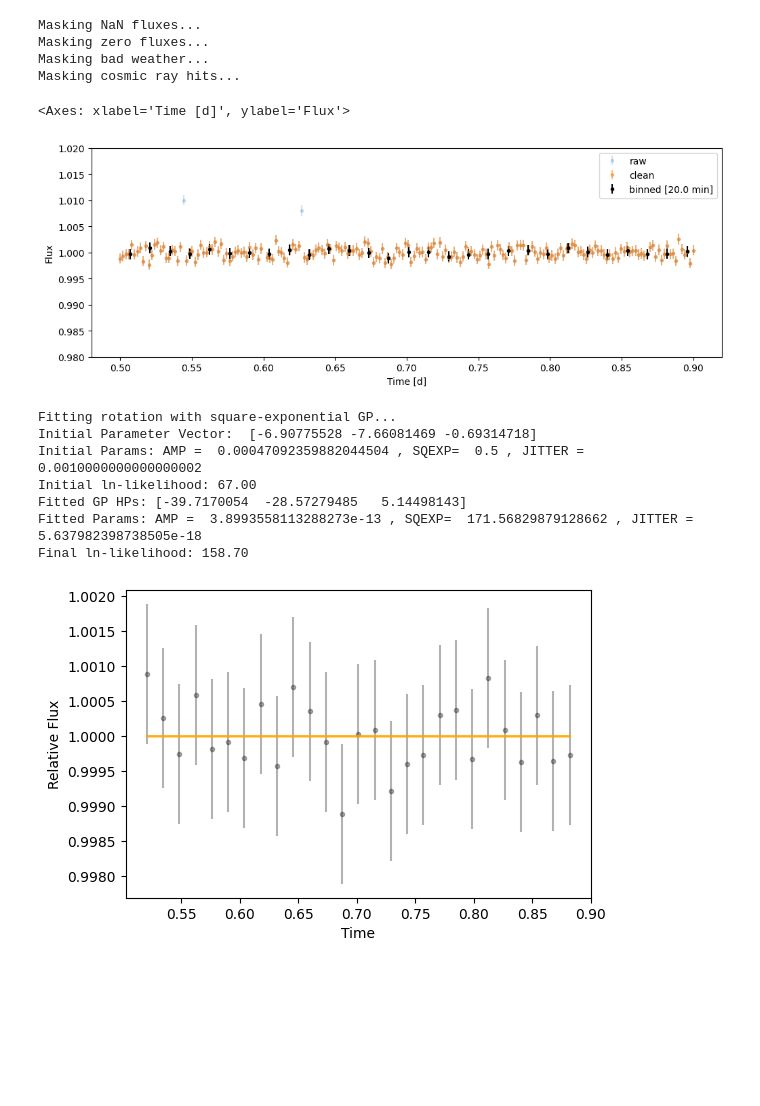
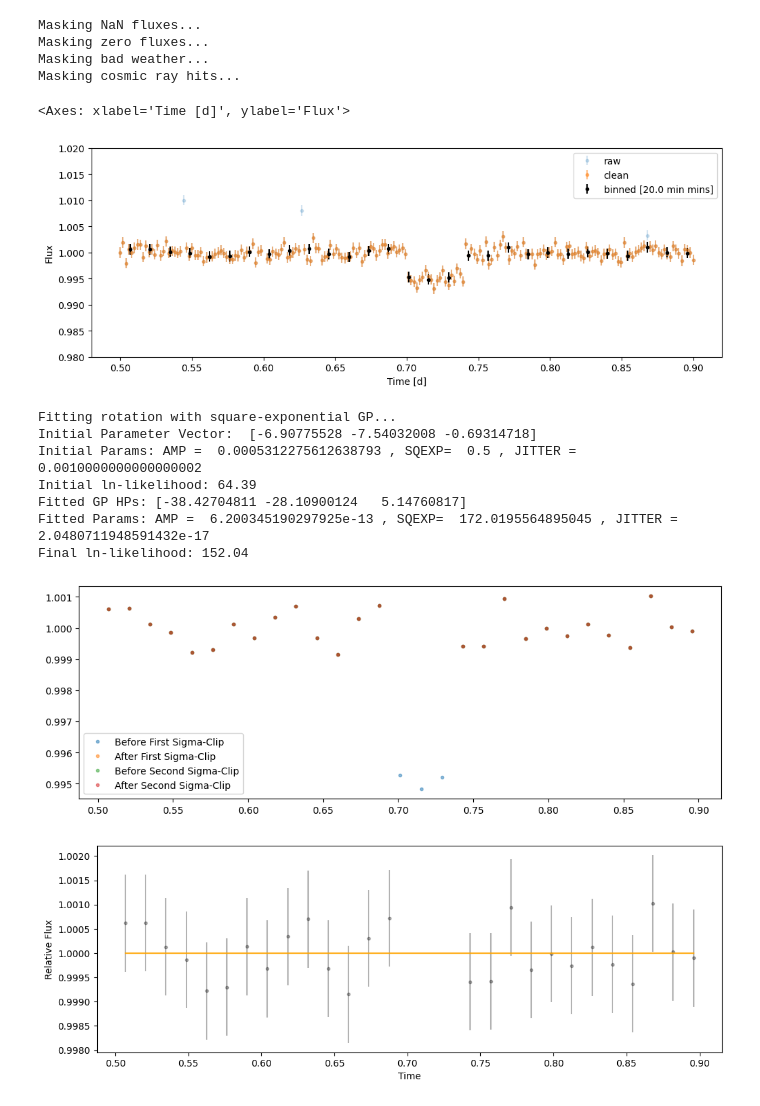
Before and after one commit to catrionamurray/occultence, a Jupyter notebook: test.ipynb, the cells around one changed output. Cells and saved outputs as stored; diff of their text form; code cells hidden in the pictures; blank space fills up the shorter version.

Commit message:
add plotting to sclip

```diff
--- a/test.ipynb
+++ b/test.ipynb
@@ -11,3 +11,6 @@ f = 1 + (ferr * (np.random.randn(len(t))))
 f[22] = 1.01 # add a cosmic
 f[63] = 1.008 # add a cosmic
 f[50] = 0.0 # add a zero flux point
+f[100:120] *= 0.995 # add a transit
+plt.plot(t,f,'k.')
+plt.ylim(0.99,1.015)
@@ -52,18 +58,19 @@ bin_targ = clean_targ.bin(dt= 20 * u.minute)
 ax = targ.plot(alpha=0.2
                , label='raw')
 ax = clean_targ.plot(ax=ax, alpha=0.5, label="clean")
-bin_targ.plot(ax=ax, label=f"binned [{bin_targ.time_bin_size[0]}]", c='k')
+bin_targ.plot(ax=ax, label=f"binned [{bin_targ.time_bin_size[0]} mins]", c='k')
 # %% [output]
 <Axes: xlabel='Time [d]', ylabel='Flux'>
-[figure, old version]
+[figure, new version]
 # %%
-gp_targ = bin_targ.gp_detrend(do_first_sigma_clip=True, do_second_sigma_clip=True, nsigma=3)
+gp_targ = bin_targ.gp_detrend(do_first_sigma_clip=True, do_second_sigma_clip=True, running_mean_boxsize=0.08, nsigma=3)
 # %% [output]
 Fitting rotation with square-exponential GP...
-Initial Parameter Vector:  [-6.90775528 -7.66081469 -0.69314718]
-Initial Params: AMP =  0.00047092359882044504 , SQEXP=  0.5 , JITTER =  0.0010000000000000002
-Initial ln-likelihood: 67.00
-Fitted GP HPs: [-39.7170054  -28.57279485   5.14498143]
-Fitted Params: AMP =  3.8993558113288273e-13 , SQEXP=  171.56829879128662 , JITTER =  5.637982398738505e-18
-Final ln-likelihood: 158.70
+Initial Parameter Vector:  [-6.90775528 -7.54032008 -0.69314718]
+Initial Params: AMP =  0.0005312275612638793 , SQEXP=  0.5 , JITTER =  0.0010000000000000002
+Initial ln-likelihood: 64.39
+Fitted GP HPs: [-38.42704811 -28.10900124   5.14760817]
+Fitted Params: AMP =  6.200345190297925e-13 , SQEXP=  172.0195564895045 , JITTER =  2.0480711948591432e-17
+Final ln-likelihood: 152.04
-[figure, old version]
+[figure, new version]
+[figure, added]
```
Also changed, not shown: parts of 5 cells of this notebook, 2 other files.
